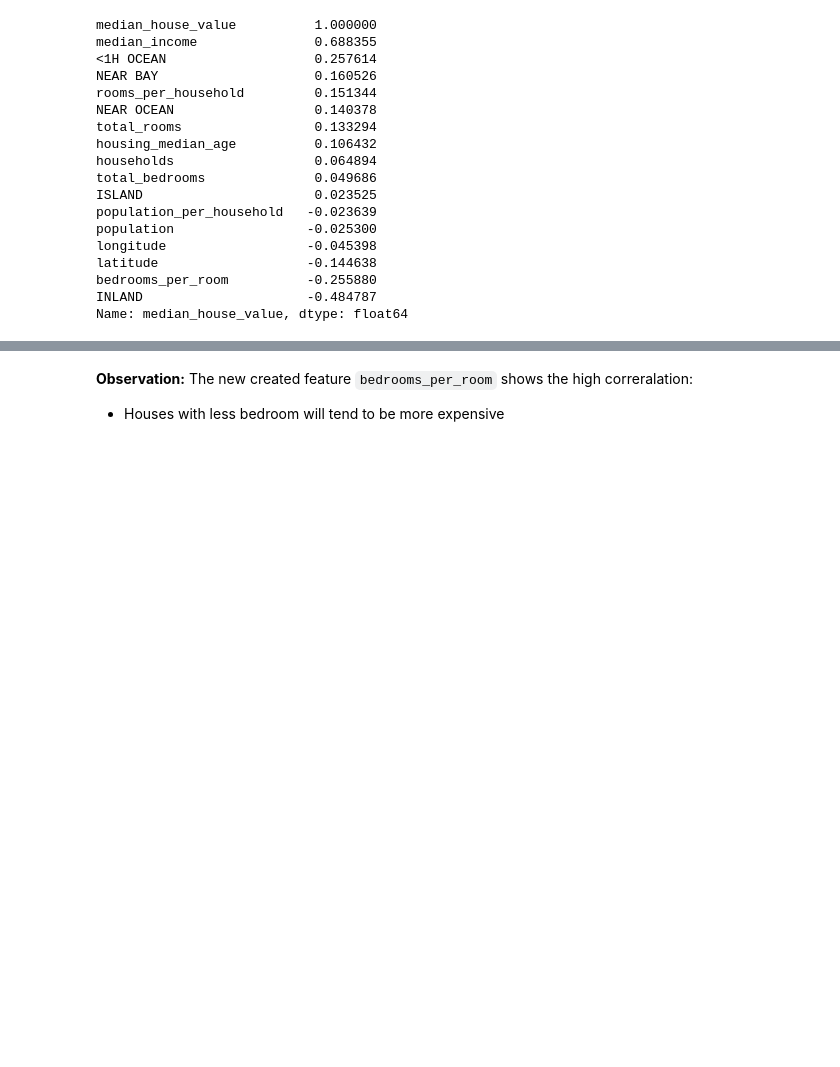
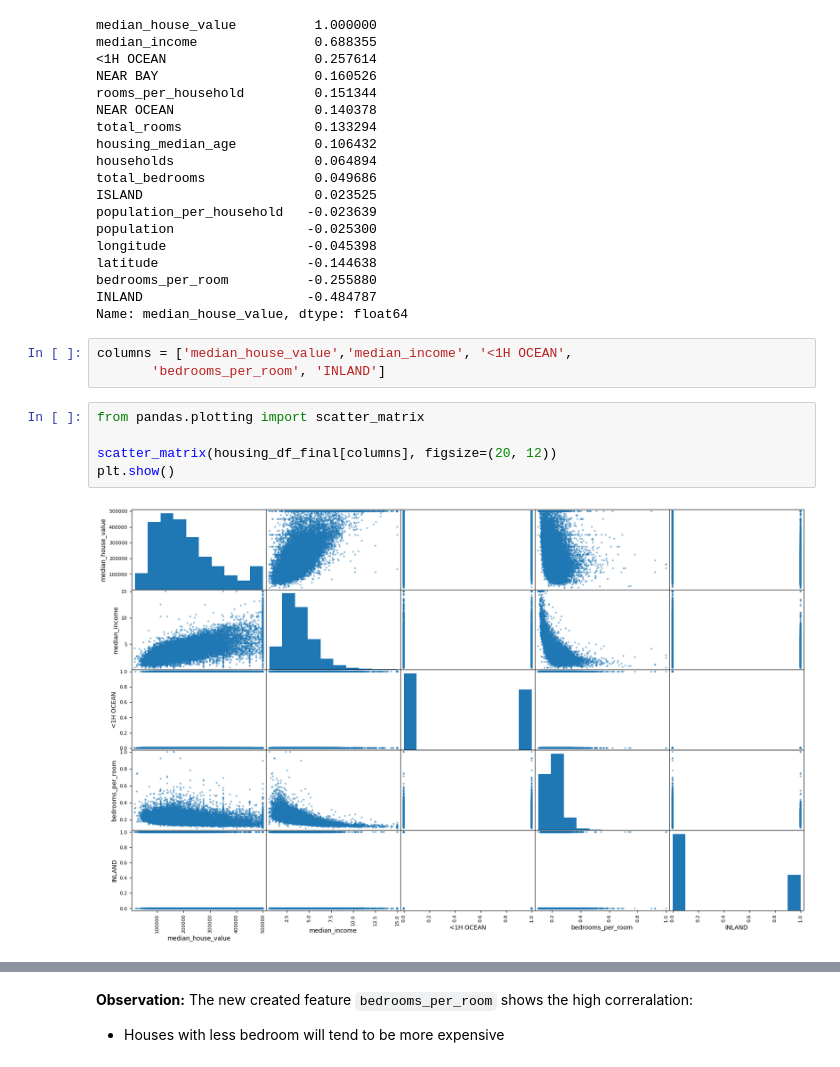
Before and after one commit to johannesmakgetha/California-Housing-Price, a Jupyter notebook: california_housing_prices.ipynb, the cells around one changed output, grey strips where cells are left out. Drawn from its saved outputs; the diff is of its cells as text; blank space fills up the shorter version.

```diff
--- a/california_housing_prices.ipynb
+++ b/california_housing_prices.ipynb
@@ -229,3 +257,13 @@ latitude                   -0.144638
 bedrooms_per_room          -0.255880
 INLAND                     -0.484787
 Name: median_house_value, dtype: float64
+# %%
+columns = ['median_house_value','median_income', '<1H OCEAN',
+       'bedrooms_per_room', 'INLAND']
+# %%
+from pandas.plotting import scatter_matrix
+
+scatter_matrix(housing_df_final[columns], figsize=(20, 12))
+plt.show()
+# %% [output]
+[figure, added]
```
Also changed, not shown: parts of 15 cells of this notebook.
